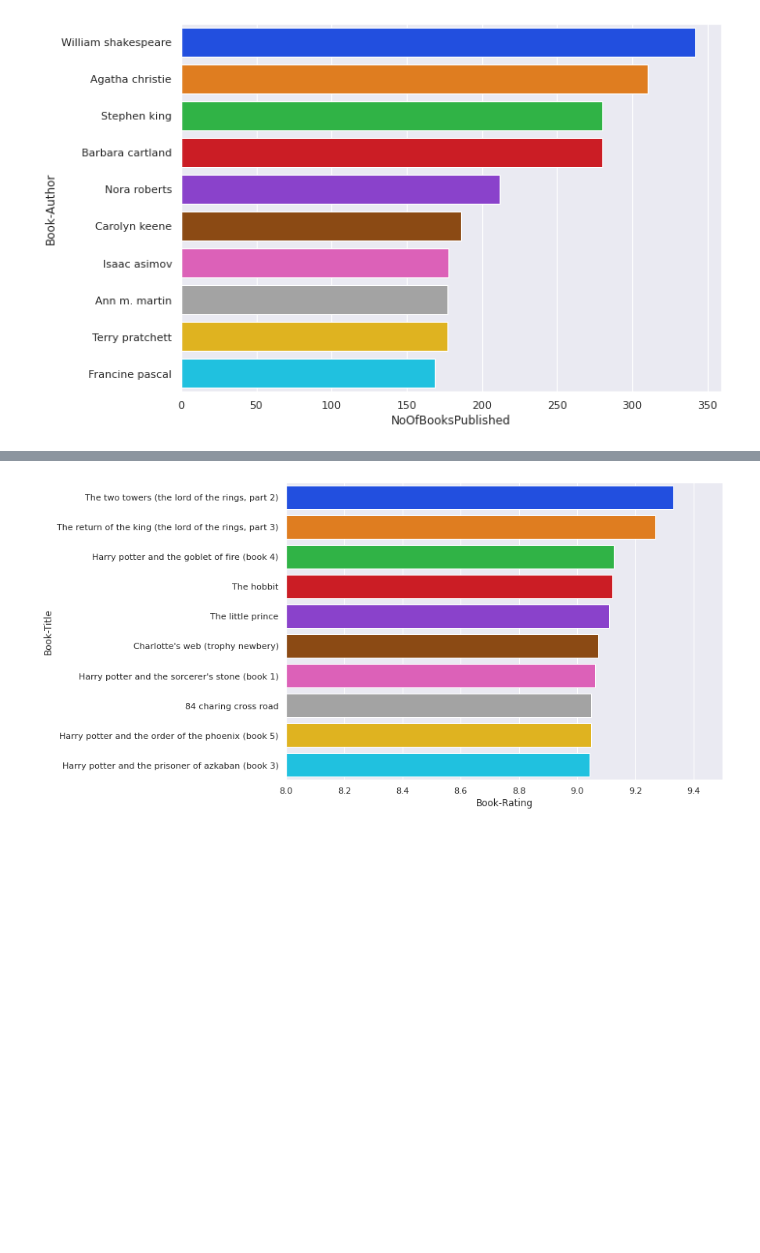
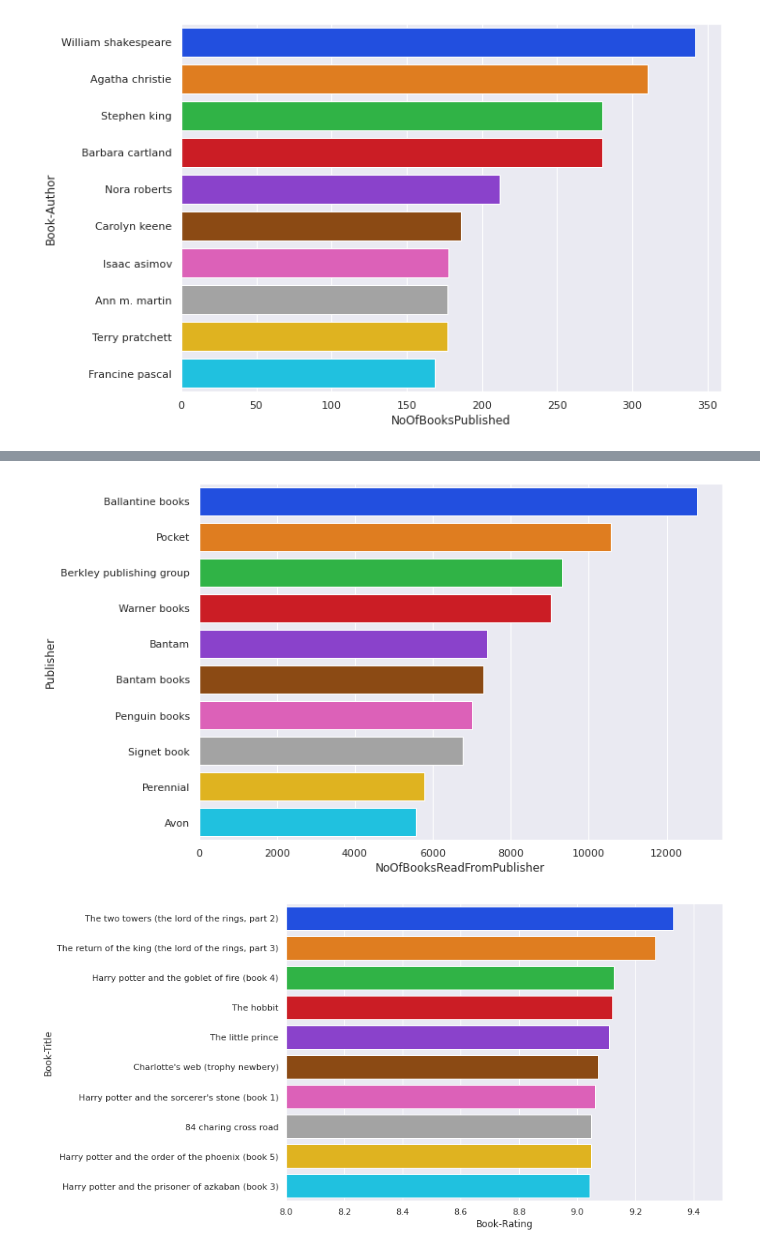
Before and after one commit to Yash1289/Book_Recommendations, a Jupyter notebook: Book_Recommender_System.ipynb, the cells around one changed output, grey strips where cells are left out. Cells and saved outputs as stored; diff of their text form; code cells hidden in the pictures; blank space fills up the shorter version.

```diff
--- a/Book_Recommender_System.ipynb
+++ b/Book_Recommender_System.ipynb
@@ -320,3 +346,11 @@ For book and author we can also create a lowest rated bar graph
+# %%
+topBookPublisherRead = recSys_eda_df.groupby("Publisher").agg({ "ISBN" : "count"}).reset_index()
+top10BooksPublisherRead = topBookPublisherRead.rename(columns = { "ISBN" : "NoOfBooksReadFromPublisher" }).sort_values(by = "NoOfBooksReadFromPublisher" , ascending = False).head(10)
+
+sns.barplot( x = "NoOfBooksReadFromPublisher" , y = "Publisher" , data = top10BooksPublisherRead , palette = "bright" , orient = "h")
+plt.show()
+# %% [output]
+[figure, added]
 # %%
 HighestRatedBooks = recSys_eda_df.groupby("Book-Title").agg({ "User-ID" : "count" , "Book-Rating" : np.mean }).reset_index().rename(columns = { "User-ID" : "UsersRead"})
 top10Ratedbooks = HighestRatedBooks[HighestRatedBooks["UsersRead"] >= 50].sort_values(by = "Book-Rating" , ascending = False).head(10)
```
Also changed, not shown: parts of 11 cells of this notebook.
